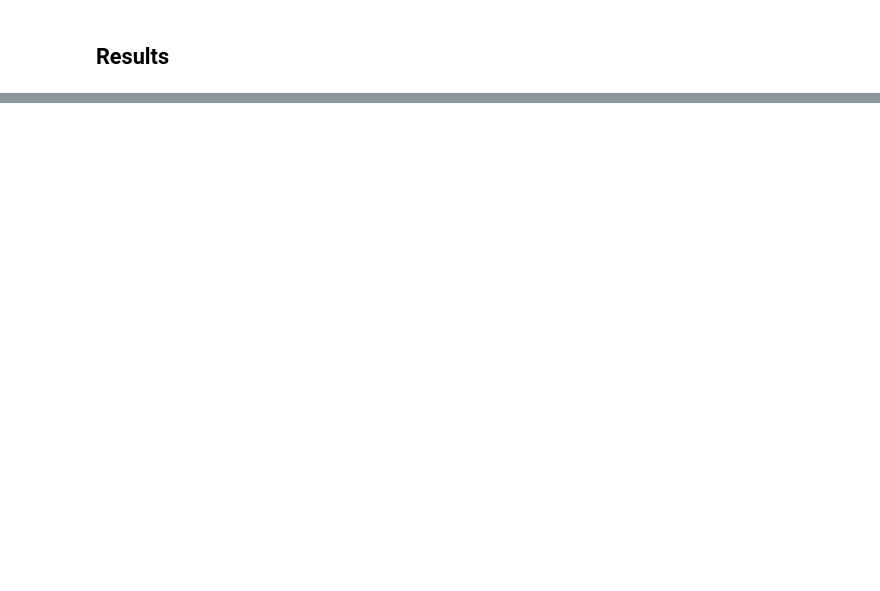
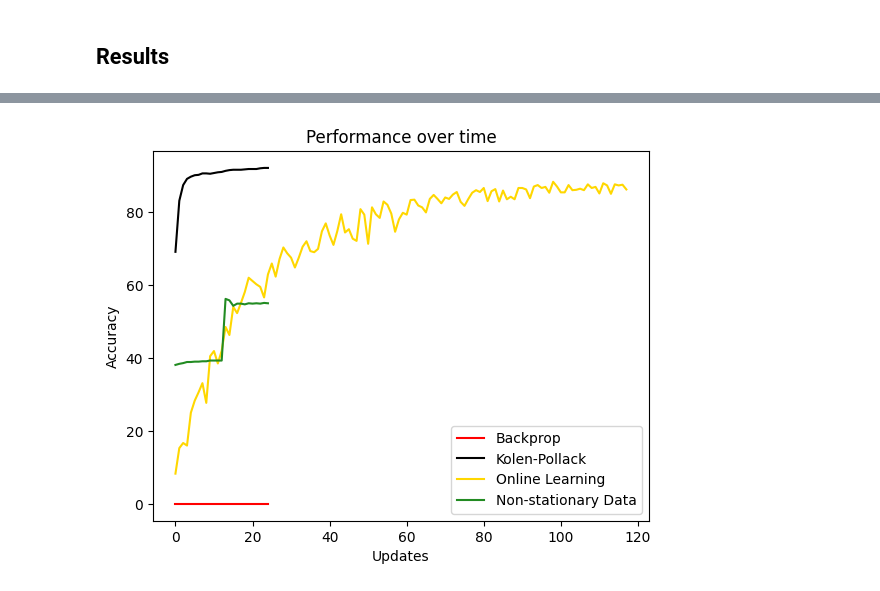
Before and after one commit to mwassermann/NMA-Microlearning-Project, a Jupyter notebook: Greens.ipynb, the cells around one changed output, grey strips where cells are left out. Cells and saved outputs as stored; diff of their text form; code cells hidden in the pictures; blank space fills up the shorter version.

```diff
--- a/Greens.ipynb
+++ b/Greens.ipynb
@@ -207 +308,17 @@ Training complete.
+# %%
+
+#plt.plot(losses_feedback, label="Feedback Alignment", color='g')
+plt.plot(accuracy_backprop, label="Backprop", color='r')
+plt.plot(accuracy_kolepoll, label="Kolen-Pollack", color='k')
+# plt.plot(accuracy_node_perturb, label="Node Perturbation", color='c')
+plt.plot(accuracy_online, label="Online Learning", color='gold')
+plt.plot(accuracy_nonstat, label="Non-stationary Data", color='forestgreen')
+# plt.plot(accuracy_noisy_input, label="Noisy Input Data", color='dodgerblue')
+plt.xlabel("Updates")
+plt.ylabel("Accuracy")
+plt.legend()
+plt.title("Performance over time")
+plt.show()
+# %% [output]
+[figure, added]
 # %%
```
Also changed, not shown: parts of 14 cells of this notebook, 1 other file.
